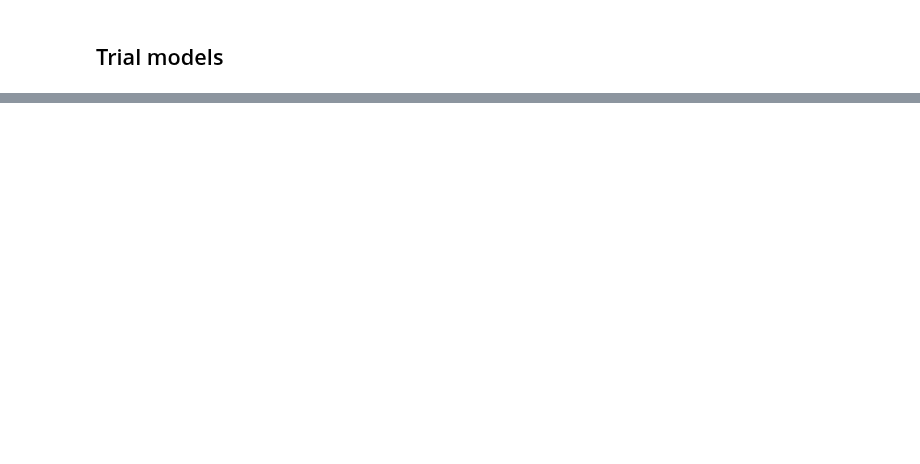
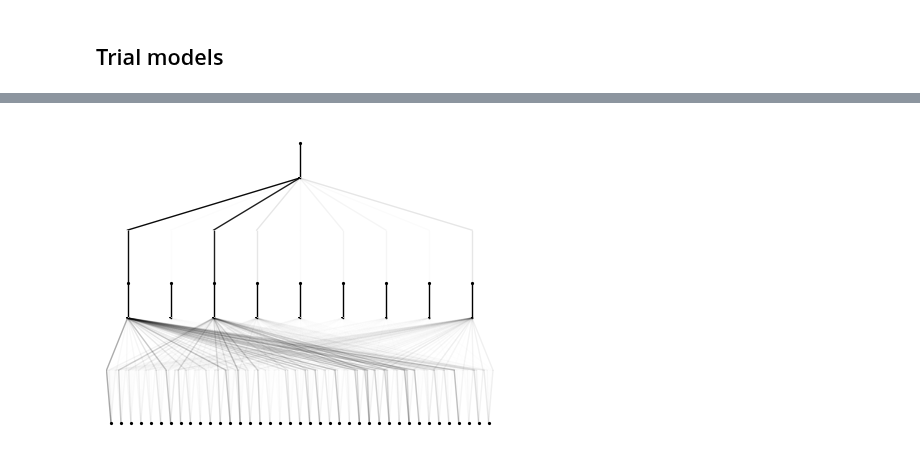
Before and after one commit to QuanPham19/functional-kan, a Jupyter notebook: phase_1/notebooks_treasury/treasury_eda.ipynb, the cells around one changed output, grey strips where cells are left out. Drawn from its saved outputs; the diff is of its cells as text; code cells hidden in the pictures; blank space fills up the shorter version.

```diff
--- a/phase_1/notebooks_treasury/treasury_eda.ipynb
+++ b/phase_1/notebooks_treasury/treasury_eda.ipynb
@@ -58,8 +64,0 @@ cv = 5
-# %%
-# Linear Regression
-model = LinearRegression()
-mse_scores = cross_val_score(model, X, y, cv=cv, scoring='neg_mean_squared_error')
-r2_scores = cross_val_score(model, X, y, cv=cv, scoring='r2')
-
-print("Average Mean Squared Error (MSE):", -mse_scores.mean())  # Negating the average MSE
-print("Average R-squared (R²):", r2_scores.mean())
@@ -103,9 +64,0 @@ pd.concat([X_test, y_test], axis=1).head()
-# %%
-# Random Forest
-model = RandomForestRegressor(n_estimators=100, random_state=42)
-
-mse_scores = cross_val_score(model, X, y, cv=cv, scoring='neg_mean_squared_error')
-r2_scores = cross_val_score(model, X, y, cv=cv, scoring='r2')
-
-print("Average Mean Squared Error (MSE):", -mse_scores.mean())  # Negating the average MSE
-print("Average R-squared (R²):", r2_scores.mean())
@@ -115,10 +64,0 @@ Average R-squared (R²): 0.2654989252713829
-# %%
-from sklearn.neural_network import MLPRegressor
-
-model = MLPRegressor(hidden_layer_sizes=(100,), max_iter=1000, random_state=42)
-
-mse_scores = cross_val_score(model, X, y, cv=cv, scoring='neg_mean_squared_error')
-r2_scores = cross_val_score(model, X, y, cv=cv, scoring='r2')
-
-print("Average Mean Squared Error (MSE):", -mse_scores.mean())  # Negating the average MSE
-print("Average R-squared (R²):", r2_scores.mean())
@@ -147,0 +65,10 @@ class MLPRegressor(sklearn.base.RegressorMixin, BaseMultilayerPerceptron)
+# %%
+def train_mse():
+    predictions = model(dataset['train_input']).squeeze()  # Model predictions
+    mse = F.mse_loss(predictions, dataset['train_label'], reduction='mean')  # Compute MSE
+    return mse  # Return scalar MSE value
+
+def test_mse():
+    predictions = model(dataset['test_input']).squeeze()  # Model predictions
+    mse = F.mse_loss(predictions, dataset['test_label'], reduction='mean')  # Compute MSE
+    return mse
@@ -147,0 +168,4 @@ class MLPRegressor(sklearn.base.RegressorMixin, BaseMultilayerPerceptron)
+# %%
+model.plot()
+# %% [output]
+[figure, added]
```
Also changed, not shown: parts of 13 cells of this notebook, 12 other files.
